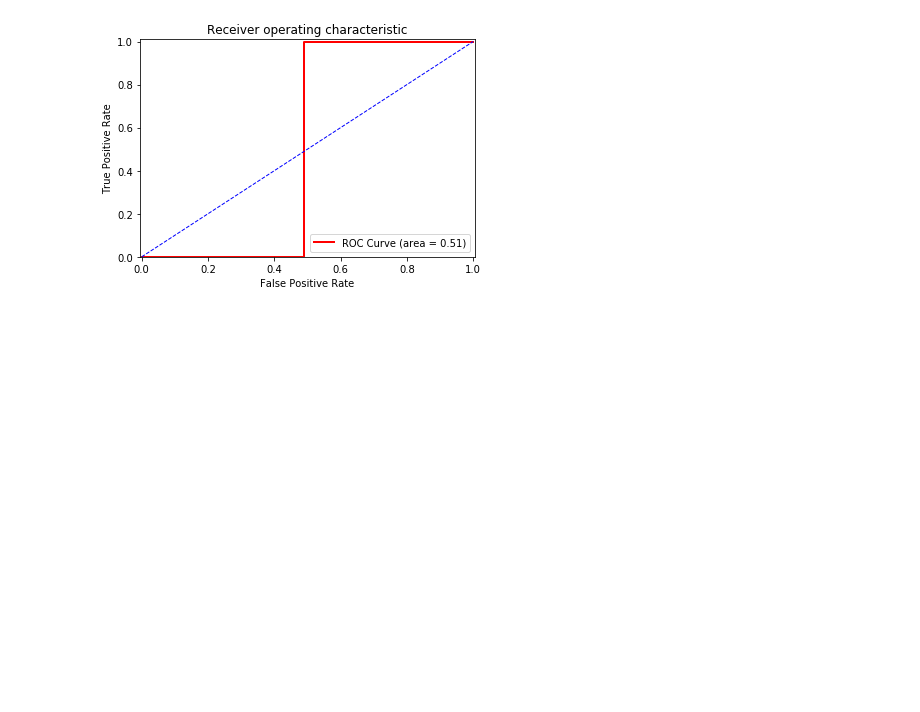
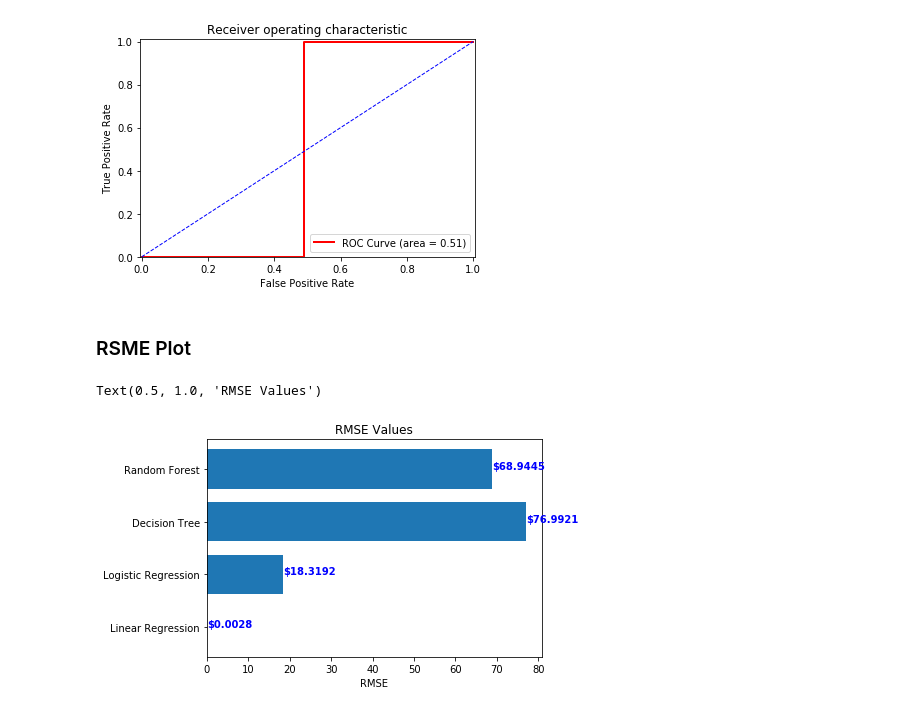
Before and after one commit to vitoupen/DataScience-Taxi-, a Jupyter notebook: newest_taxi.ipynb, the cells around one changed output. Cells and saved outputs as stored; diff of their text form; code cells hidden in the pictures; blank space fills up the shorter version.

Commit message:
add two more plots

```diff
--- a/newest_taxi.ipynb
+++ b/newest_taxi.ipynb
@@ -235,7 +236,7 @@ test_df = pd.read_csv('C:/Users/Vitou/Downloads/test.csv')
 split_datetime(test_df)
 
 #add distance to the test.csv
-test_df['distance'] = getDistance(test_df.pickup_latitude, test_df.pickup_longitude,
+test_df['distance'] = get_distance(test_df.pickup_latitude, test_df.pickup_longitude,
                                       test_df.dropoff_latitude, test_df.dropoff_longitude)
 add_travel_vector_features(test_df)
 
@@ -388,3 +394,21 @@ plt.legend(loc="lower right")
 plt.show()
 # %% [output]
 [figure]
+# %% [markdown]
+### RSME Plot
+# %%
+fig, ax = plt.subplots()
+y_axis = ('Linear Regression','Logistic Regression','Decision Tree','Random Forest')
+y_pos = np.arange(len(y_axis))
+width = 0.75
+x_axis = (round(rmse_lr,4),round(rmse_log,4),round(rmse_dt,4),round(rmse_rf,4))
+ax.barh(y_pos, x_axis, width,align='center')
+for i, v in enumerate(x_axis):
+    ax.text(v, i, '$'+str(v), color='blue', fontweight='bold')
+ax.set_yticks(y_pos)
+ax.set_yticklabels(y_axis)
+ax.set_xlabel('RMSE')
+ax.set_title('RMSE Values')
+# %% [output]
+Text(0.5, 1.0, 'RMSE Values')
+[figure, added]
```
Also changed, not shown: parts of 24 cells of this notebook.
